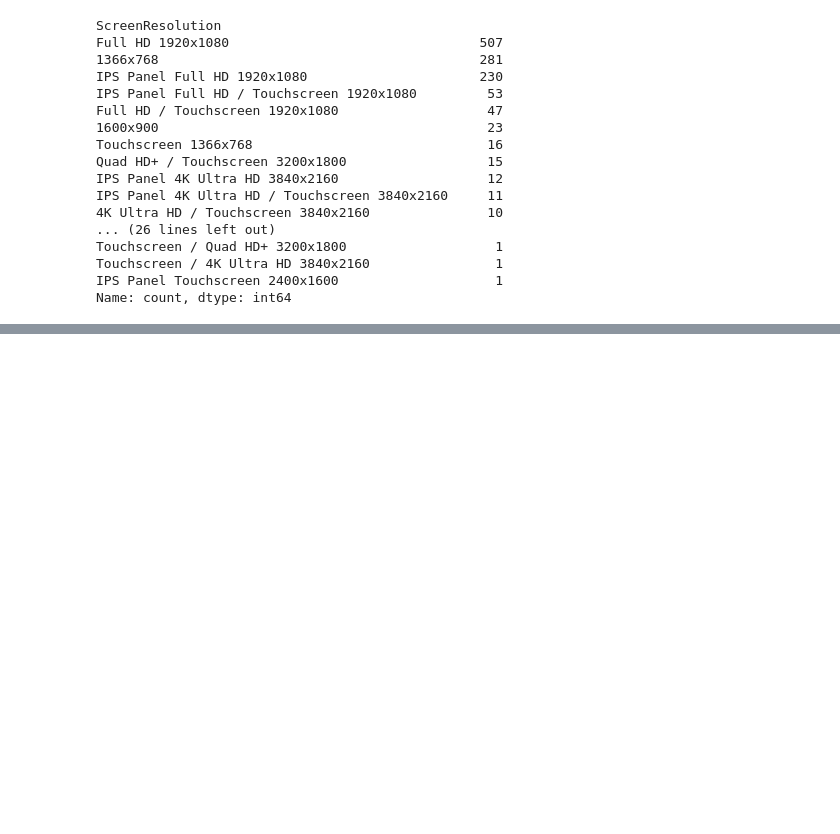
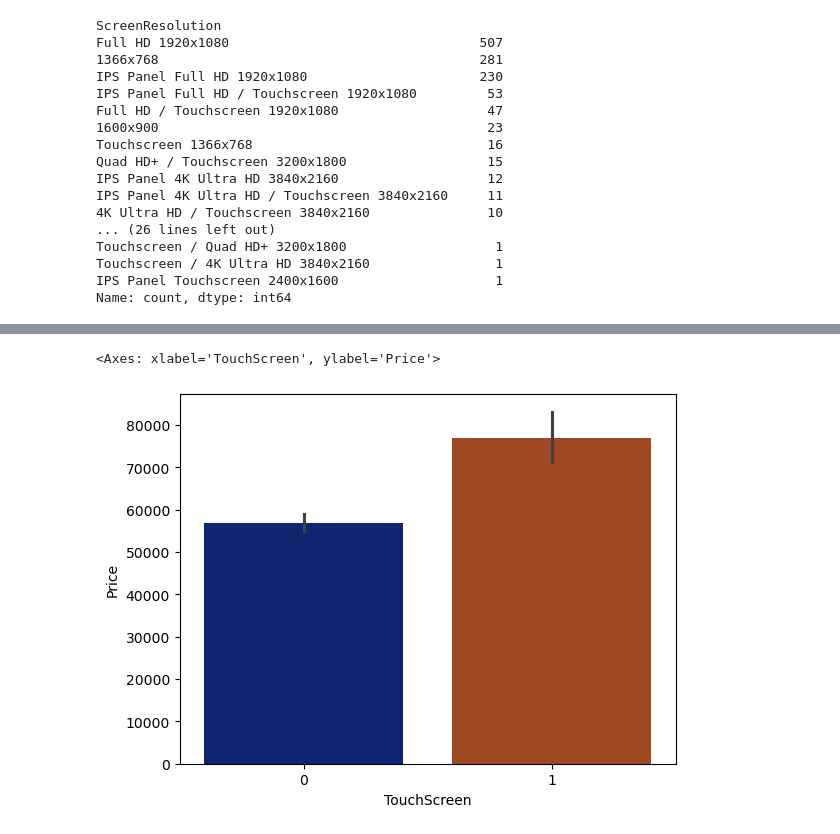
Before and after one commit to devloopcode/laptop_price_predictor, a Jupyter notebook: laptop_price_predicted.ipynb, the cells around one changed output, grey strips where cells are left out. Saved outputs shown, nothing was run; the diff lists cells and outputs as text; code cells hidden in the pictures; blank space fills up the shorter version.

```diff
--- a/laptop_price_predicted.ipynb
+++ b/laptop_price_predicted.ipynb
@@ -221,0 +247,5 @@ Name: count, dtype: int64
+# %%
+sns.barplot(x='TouchScreen', y=TARGET_COL, data=df, hue='TouchScreen', palette='dark', legend=False)
+# %% [output]
+<Axes: xlabel='TouchScreen', ylabel='Price'>
+[figure, added]
```
Also changed, not shown: parts of 8 cells of this notebook.
